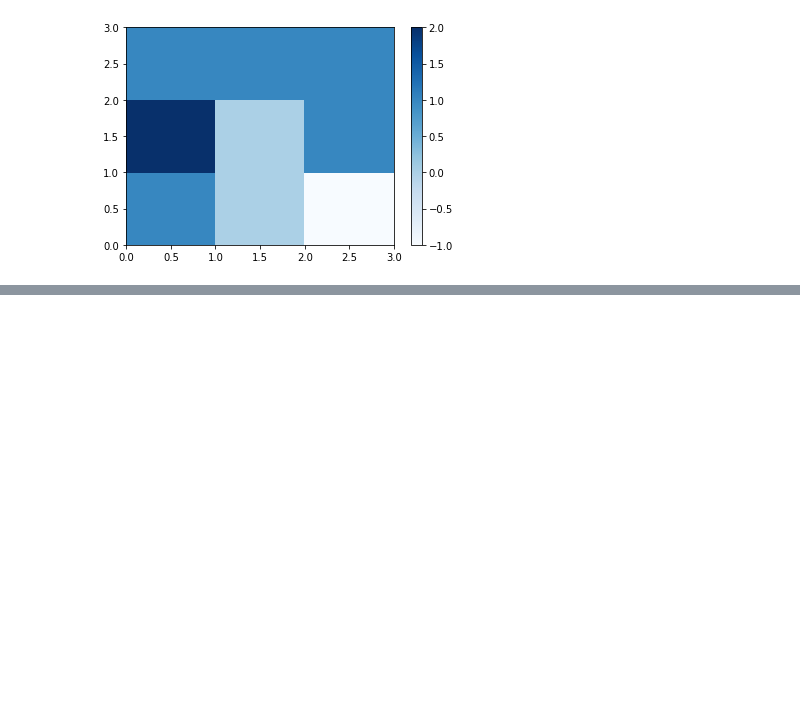
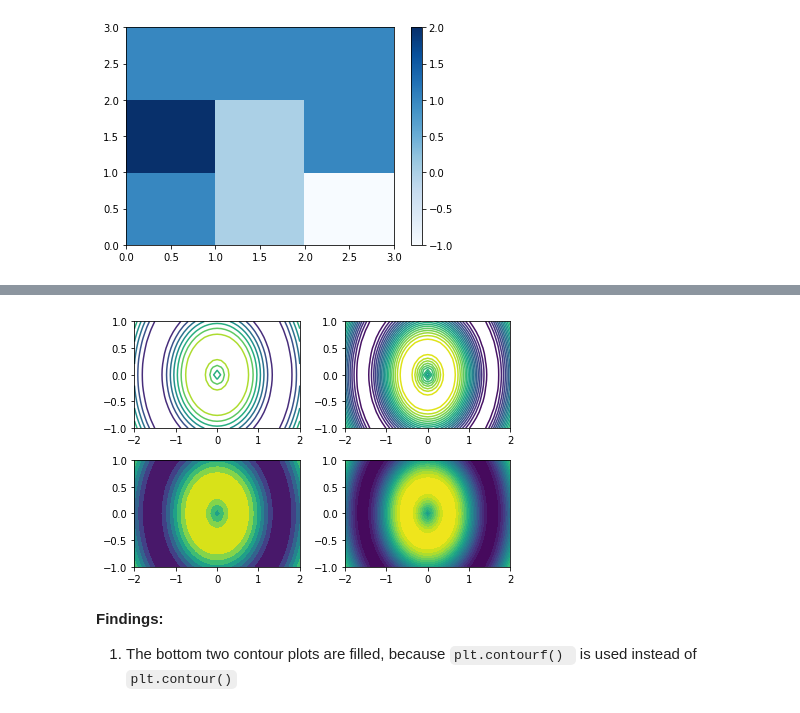
Before and after one commit to zaedulislam/Introduction_to_Data_Visualization_in_Python, a Jupyter notebook: 2. Plotting 2D arrays/Plotting 2D arrays.ipynb, the cells around one changed output, grey strips where cells are left out. Saved outputs shown, nothing was run; the diff lists cells and outputs as text; code cells hidden in the pictures; blank space fills up the shorter version.

Commit message:
Complete Contour & filled contour plots

```diff
--- a/2. Plotting 2D arrays/Plotting 2D arrays.ipynb
+++ b/2. Plotting 2D arrays/Plotting 2D arrays.ipynb
@@ -54,0 +63,27 @@ plt.show()
+# %%
+# Generate a default contour map of the array Z
+plt.subplot(2,2,1)
+plt.contour(X, Y, Z)
+
+# Generate a contour map with 20 contours
+plt.subplot(2,2,2)
+plt.contour(X,Y, Z, 20)
+
+# Generate a default filled contour map of the array Z
+plt.subplot(2,2,3)
+plt.contourf(X, Y, Z)
+
+# Generate a default filled contour map with 20 contours
+plt.subplot(2,2,4)
+plt.contourf(X, Y, Z, 20)
+
+# Improve the spacing between subplots
+plt.tight_layout()
+
+# Display the figure
+plt.show()
+# %% [output]
+[figure, added]
+# %% [markdown]
+**Findings:**
+1. The bottom two contour plots are filled, because `plt.contourf() ` is used instead of `plt.contour()`
```
Also changed, not shown: parts of 2 cells of this notebook.
